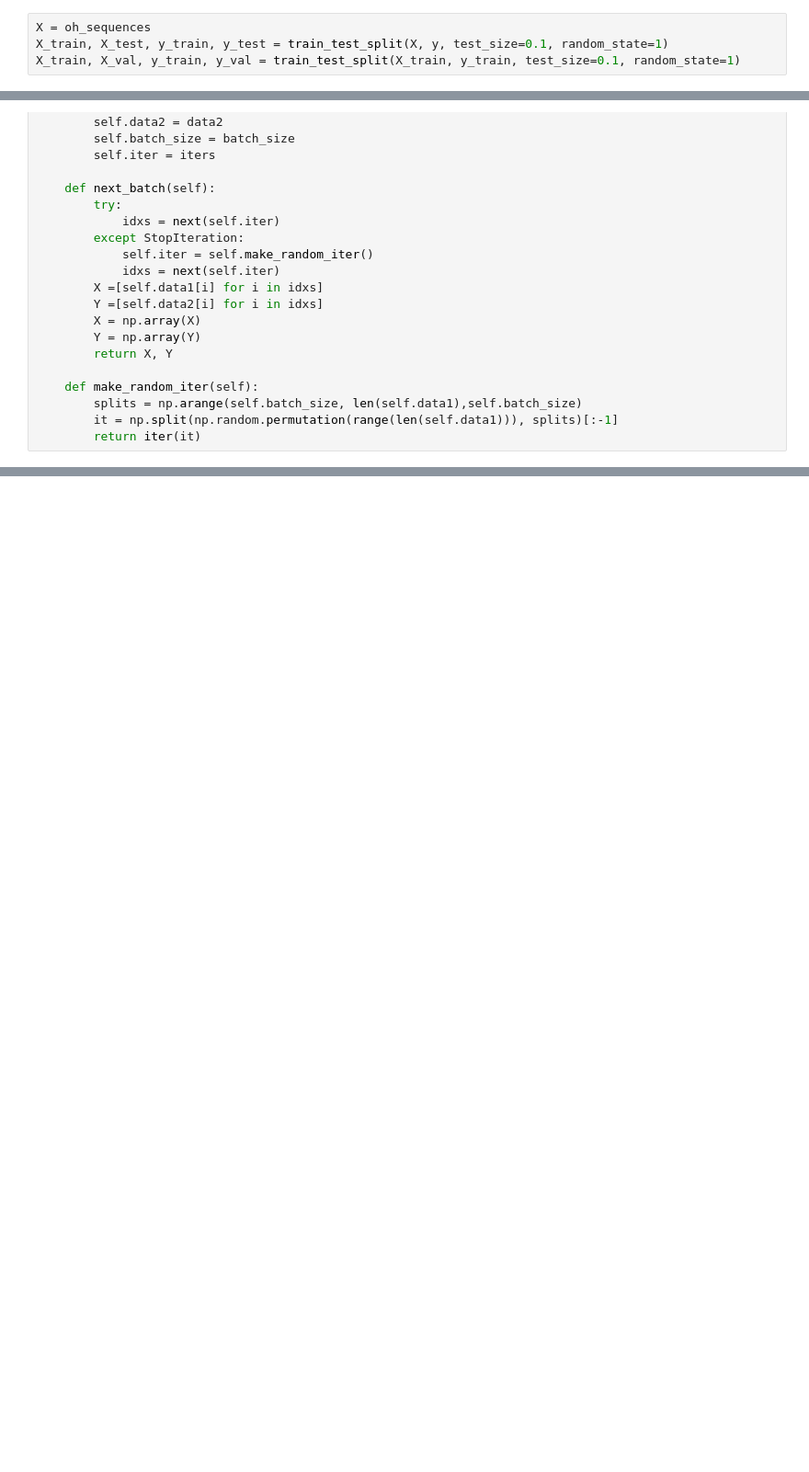
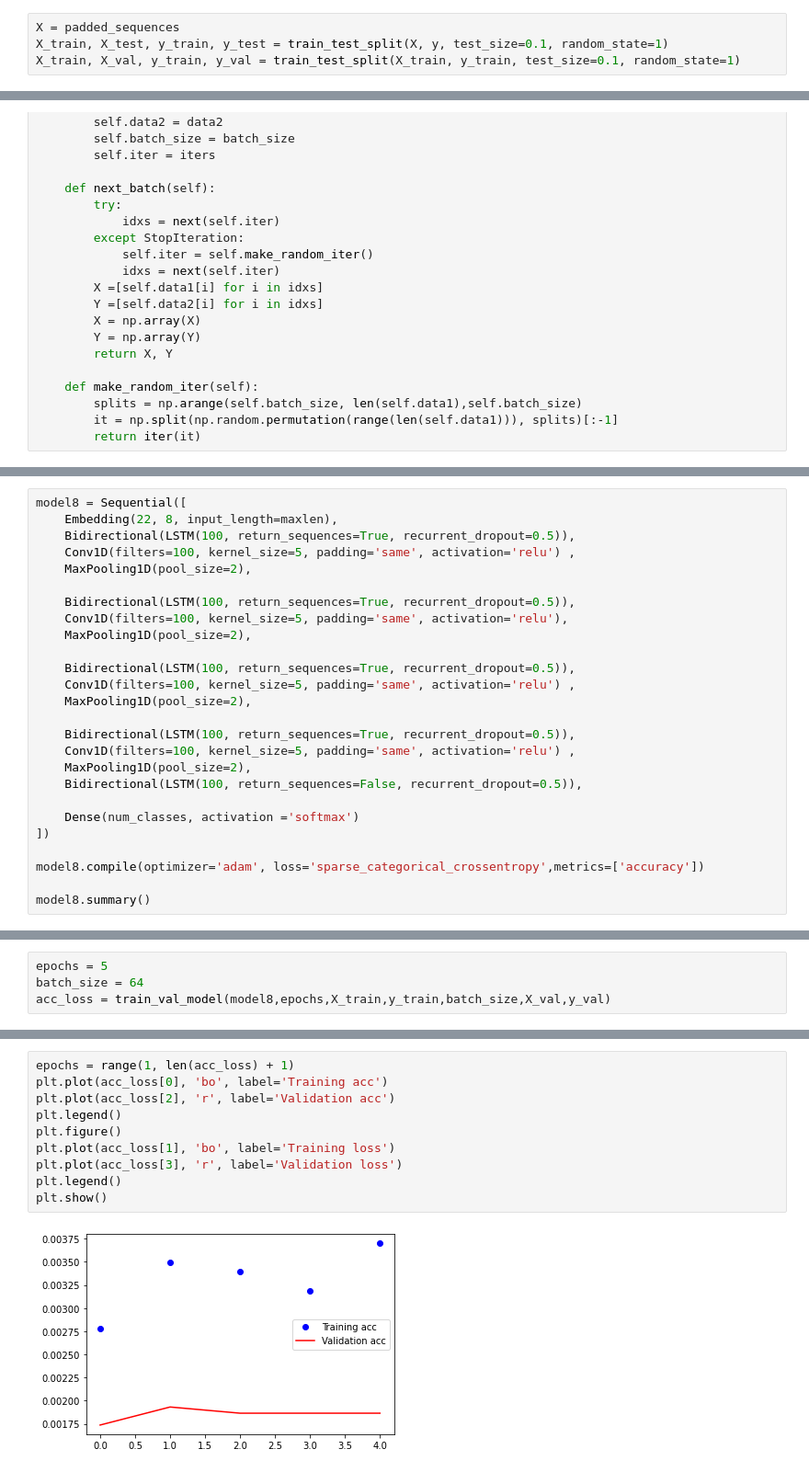
Before and after one commit to mouslyddiaw/protein-classification, a Jupyter notebook: protein-sequence-classification.ipynb, the cells around one changed output, grey strips where cells are left out. Shown at 92% size. Saved outputs shown, nothing was run; the diff lists cells and outputs as text; blank space fills up the shorter version.

Commit message:
complex model

```diff
--- a/protein-sequence-classification.ipynb
+++ b/protein-sequence-classification.ipynb
@@ -191,7 +191,7 @@ y = label_encoder.fit_transform(df_partial.family_accession)
 # %% [markdown]
 We will split the sampled data into the training, validation and test sets.
 # %%
-X = oh_sequences
+X = padded_sequences
 X_train, X_test, y_train, y_test = train_test_split(X, y, test_size=0.1, random_state=1)
 X_train, X_val, y_train, y_val = train_test_split(X_train, y_train, test_size=0.1, random_state=1)
 # %%
@@ -336,0 +331,26 @@ test loss, test acc: [6.973852634429932, 0.21416667103767395]
+# %%
+model8 = Sequential([
+    Embedding(22, 8, input_length=maxlen),
+    Bidirectional(LSTM(100, return_sequences=True, recurrent_dropout=0.5)),
+    Conv1D(filters=100, kernel_size=5, padding='same', activation='relu') ,
+    MaxPooling1D(pool_size=2),
+
+    Bidirectional(LSTM(100, return_sequences=True, recurrent_dropout=0.5)),
+    Conv1D(filters=100, kernel_size=5, padding='same', activation='relu'),
+    MaxPooling1D(pool_size=2),
+
+    Bidirectional(LSTM(100, return_sequences=True, recurrent_dropout=0.5)),
+    Conv1D(filters=100, kernel_size=5, padding='same', activation='relu') ,
+    MaxPooling1D(pool_size=2),
+
+    Bidirectional(LSTM(100, return_sequences=True, recurrent_dropout=0.5)),
+    Conv1D(filters=100, kernel_size=5, padding='same', activation='relu') ,
+    MaxPooling1D(pool_size=2),
+    Bidirectional(LSTM(100, return_sequences=False, recurrent_dropout=0.5)),
+
+    Dense(num_classes, activation ='softmax')
+])
+
+model8.compile(optimizer='adam', loss='sparse_categorical_crossentropy',metrics=['accuracy'])
+
+model8.summary()
@@ -336,0 +375,4 @@ test loss, test acc: [6.973852634429932, 0.21416667103767395]
+# %%
+epochs = 5
+batch_size = 64
+acc_loss = train_val_model(model8,epochs,X_train,y_train,batch_size,X_val,y_val)
@@ -336,0 +397,12 @@ test loss, test acc: [6.973852634429932, 0.21416667103767395]
+# %%
+epochs = range(1, len(acc_loss) + 1)
+plt.plot(acc_loss[0], 'bo', label='Training acc')
+plt.plot(acc_loss[2], 'r', label='Validation acc')
+plt.legend()
+plt.figure()
+plt.plot(acc_loss[1], 'bo', label='Training loss')
+plt.plot(acc_loss[3], 'r', label='Validation loss')
+plt.legend()
+plt.show()
+# %% [output]
+[figure, added]
```
Also changed, not shown: parts of 26 cells of this notebook, 1 other file.
